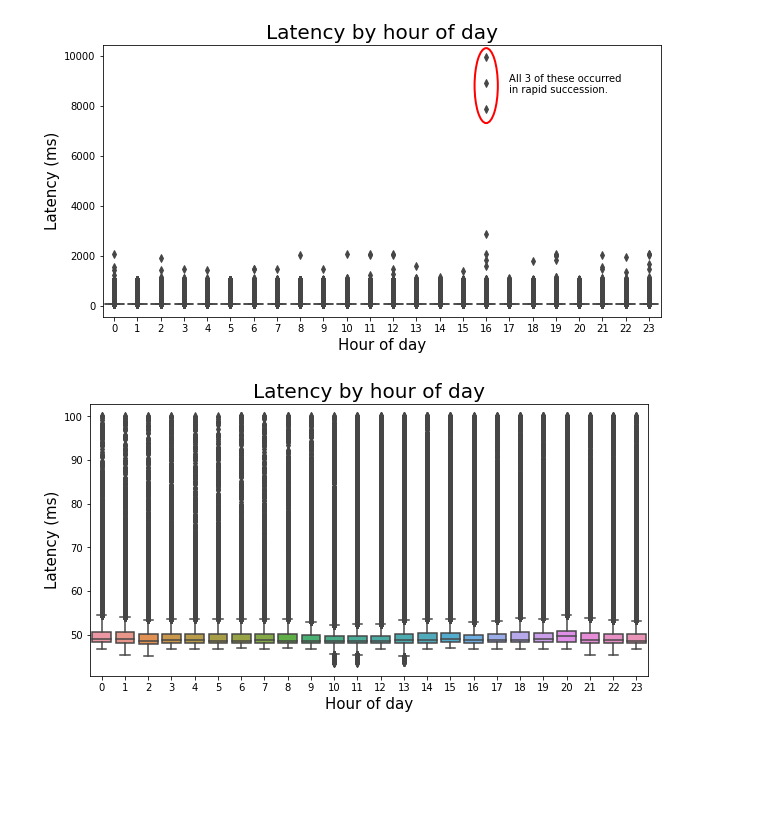
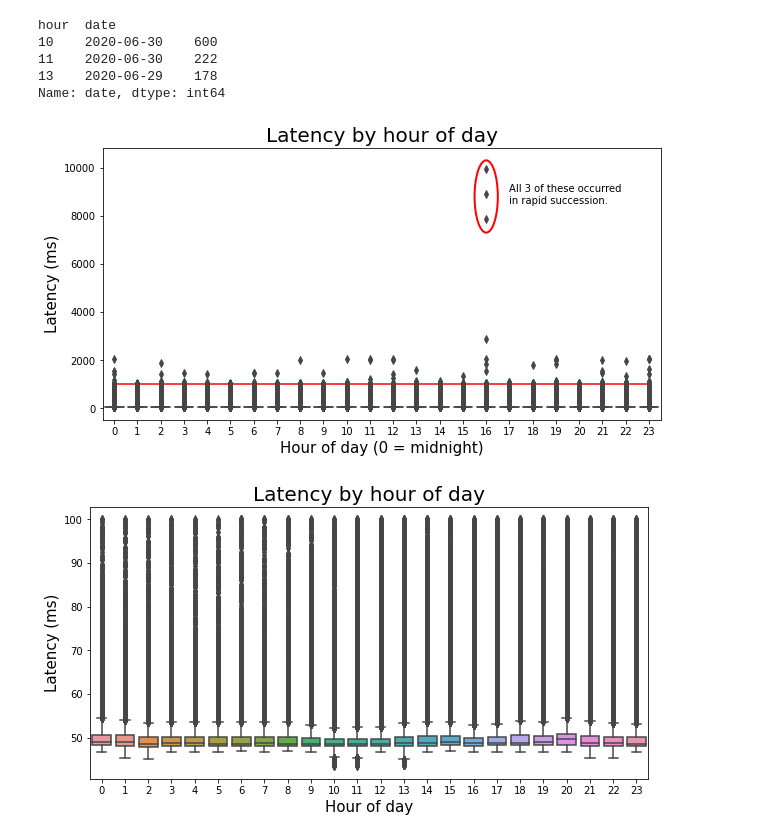
Before and after one commit to ayoskovich/int-traffic, a Jupyter notebook: analyze_ping.ipynb, the cells around one changed output. Cells and saved outputs as stored; diff of their text form; code cells hidden in the pictures; blank space fills up the shorter version.

Commit message:
Fixing up plots.

```diff
--- a/analyze_ping.ipynb
+++ b/analyze_ping.ipynb
@@ -33,25 +33,34 @@ DOW_MAP = {1:'Monday',
            6:'Saturday',
            7:'Sunday'
 }
+# %%
+clean.nsmallest(1000, 'lat').groupby('hour')['date'].value_counts()
+# %% [output]
+hour  date
+10    2020-06-30    600
+11    2020-06-30    222
+13    2020-06-29    178
+Name: date, dtype: int64
 # %%
 from matplotlib.patches import Ellipse
 sns.boxplot(x='hour', y='lat', data=clean);
 plt.gcf().set_figheight(5)
 plt.gcf().set_figwidth(10)
 
 ax = plt.gca();
 ellipse = Ellipse(xy=(16, 8800), width=1, height=3000,
                         edgecolor='r', fc='None', lw=2)
 ax.add_patch(ellipse);
 
 plt.annotate('All 3 of these occurred \nin rapid succession.', xy=(17, 8500))
-plt.xlabel('Hour of day', fontsize=LAB_SIZE)
+plt.xlabel('Hour of day (0 = midnight)', fontsize=LAB_SIZE)
 plt.ylabel('Latency (ms)', fontsize=LAB_SIZE)
+
 plt.title('Latency by hour of day', fontsize=TITLE_SIZE)
-
+plt.hlines(1000, 0, 23, color='red')
 plt.savefig(PROJ_PATH+'yikes2.png')
 # %% [output]
-[figure, old version]
+[figure, new version]
 # %%
 sns.boxplot(x='hour', y='lat', data=clean[clean['lat'] <= 100]);
 plt.gcf().set_figheight(5)
```
Also changed, not shown: parts of 3 cells of this notebook, 2 other files.
